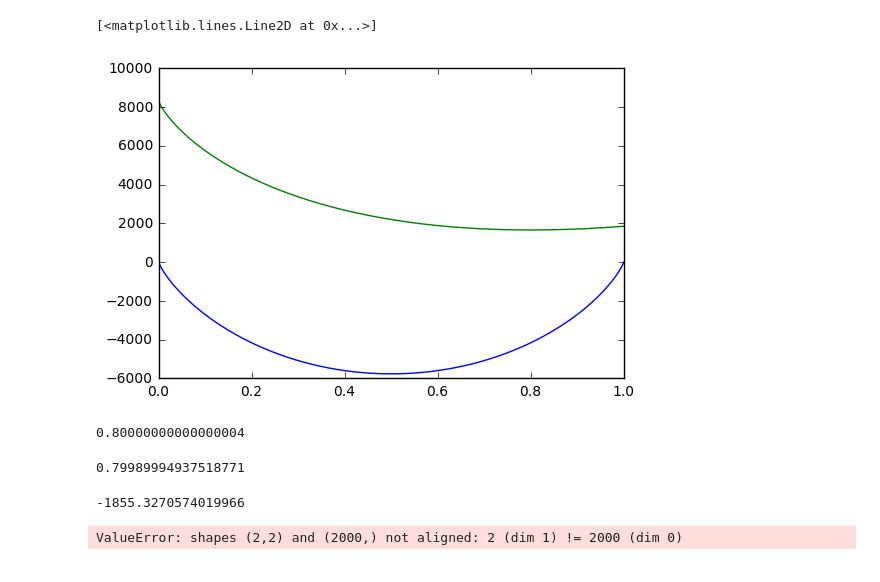
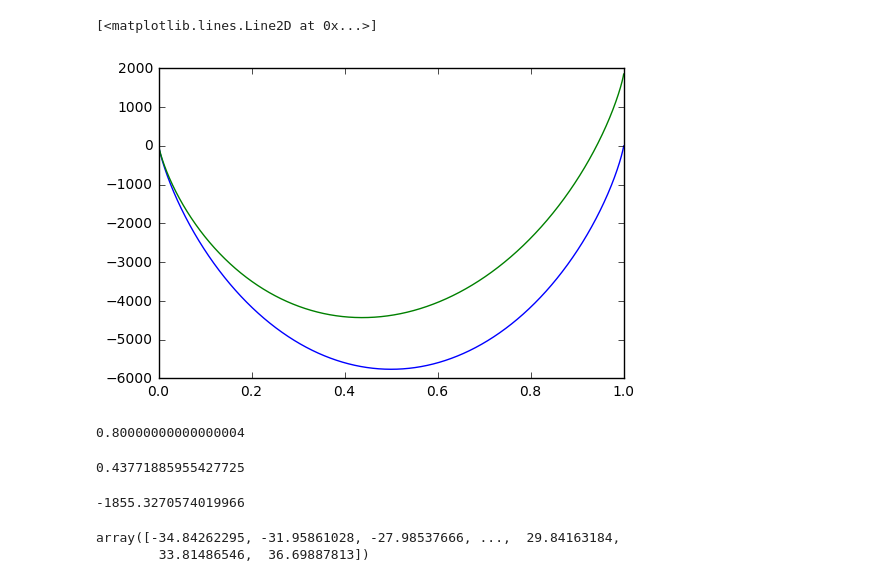
Before and after one commit to richardotis/pycalphad-sandbox, a Jupyter notebook: AdvancedConditions.ipynb, the cells around one changed output. Saved outputs shown, nothing was run; the diff lists cells and outputs as text; code cells hidden in the pictures.

```diff
--- a/AdvancedConditions.ipynb
+++ b/AdvancedConditions.ipynb
@@ -80,20 +82,20 @@ Dimensions without coordinates: internal_dof
 # %%
 %matplotlib inline
 import matplotlib.pyplot as plt
 import numpy as np
 
 x = np.linspace(1e-9,1-1e-9,2000)
 gm = 8314.5*(np.log(x)*x + (1-x)*np.log(1-x))
 ac = 0.8
 mu = 8314.5*np.log(ac)
 jac = np.array([[1, 0], [0, -1]])
-trans_func = gm - (mu*x - 8314.5*(1-x)*(1-np.log(1-x)))
+trans_func = gm - mu*x * (1 + 1-x)
 
 plt.plot(x,gm, label='GM')
 plt.plot(x, trans_func, label='L')
 # %% [output]
 [<matplotlib.lines.Line2D at 0x...>]
-[figure, old version]
+[figure, new version]
 # %%
 np.exp(-1855.3270574019966/8314.5)
 # %% [output]
@@ -101,12 +103,13 @@ np.exp(-1855.3270574019966/8314.5)
 # %%
 x[np.argmin(trans_func)]
 # %% [output]
-0.79989994937518771
+0.43771885955427725
 # %%
 8314.5*np.log(0.8)
 # %% [output]
 -1855.3270574019966
-# %%
-jac.dot(gm)
-# %% [output]
-ValueError: shapes (2,2) and (2000,) not aligned: 2 (dim 1) != 2000 (dim 0)
+# %%
+np.gradient(gm - mu*x)
+# %% [output]
+array([-34.84262295, -31.95861028, -27.98537666, ...,  29.84163184,
+        33.81486546,  36.69887813])
```
Also changed, not shown: parts of 7 cells of this notebook.
